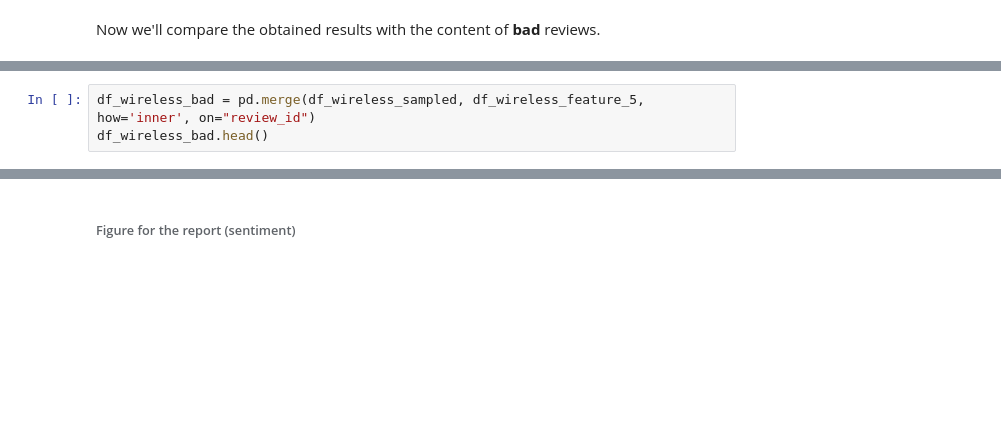
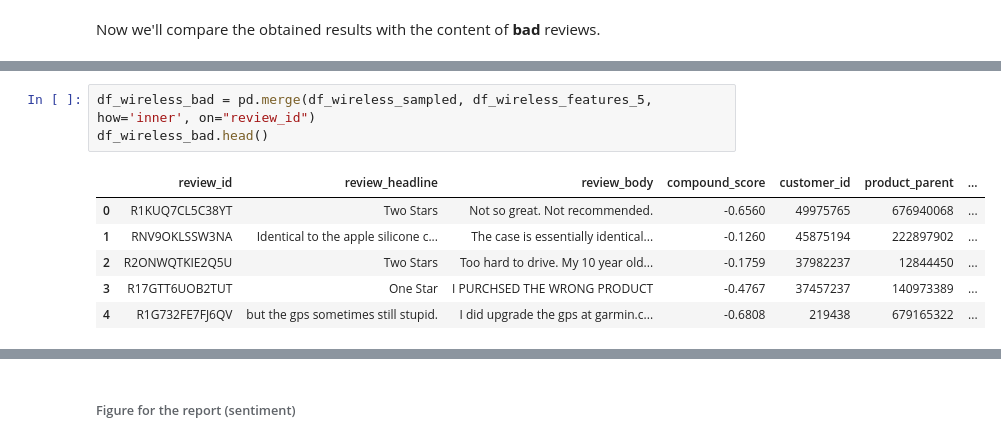
Before and after one commit to pjuda/ada-project, a Jupyter notebook: amazon-project.ipynb, the cells around one changed output, grey strips where cells are left out. Saved outputs shown, nothing was run; the diff lists cells and outputs as text; blank space fills up the shorter version.

```diff
--- a/amazon-project.ipynb
+++ b/amazon-project.ipynb
@@ -828,5 +884,12 @@ df_wireless_features_5.head()
 # %%
-df_wireless_bad = pd.merge(df_wireless_sampled, df_wireless_feature_5, how='inner', on="review_id")
+df_wireless_bad = pd.merge(df_wireless_sampled, df_wireless_features_5, how='inner', on="review_id")
 df_wireless_bad.head()
+# %% [output]
+|  | review_id | review_headline | review_body | compound_score | customer_id | product_parent | ... |
+| 0 | R1KUQ7CL5C38YT | Two Stars | Not so great. Not recommended. | -0.6560 | 49975765 | 676940068 | ... |
+| 1 | RNV9OKLSSW3NA | Identical to the apple silicone c... | The case is essentially identical... | -0.1260 | 45875194 | 222897902 | ... |
+| 2 | R2ONWQTKIE2Q5U | Two Stars | Too hard to drive. My 10 year old... | -0.1759 | 37982237 | 12844450 | ... |
+| 3 | R17GTT6UOB2TUT | One Star | I PURCHSED THE WRONG PRODUCT | -0.4767 | 37457237 | 140973389 | ... |
+| 4 | R1G732FE7FJ6QV | but the gps sometimes still stupid. | I did upgrade the gps at garmin.c... | -0.6808 | 219438 | 679165322 | ... |
 # %%
 df_wireless_bad['compound_score'].hist()
```
Also changed, not shown: parts of 12 cells of this notebook, 1 other file.
